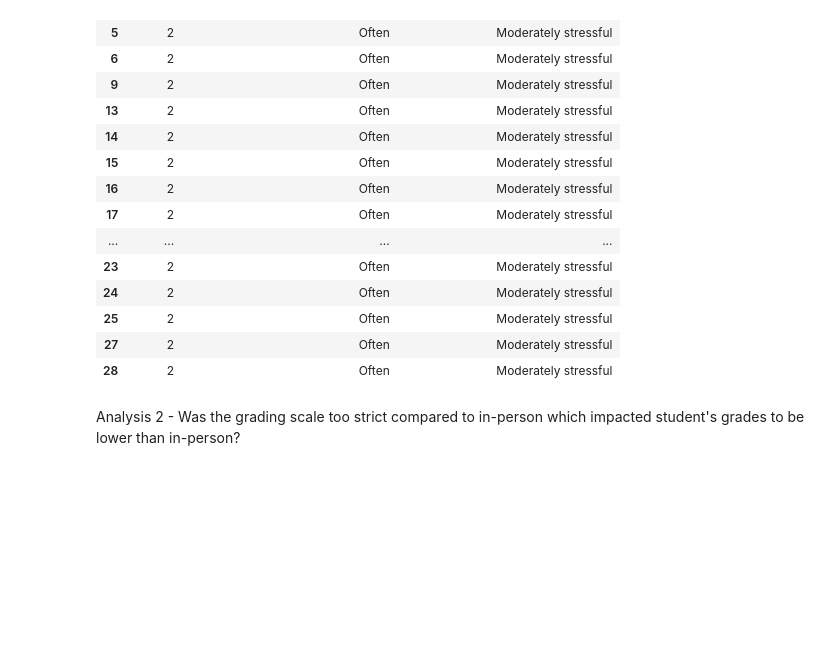
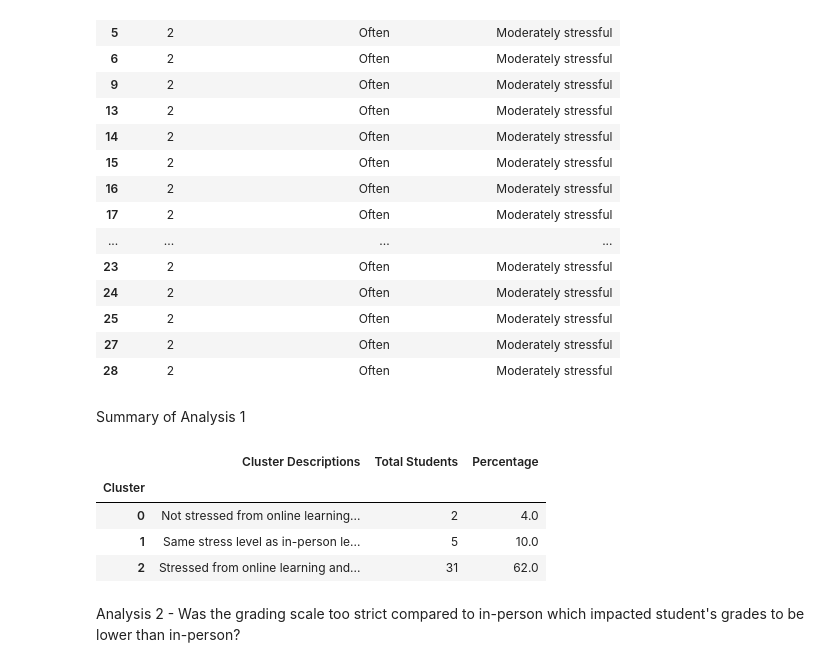
Before and after one commit to abdulbhutta/Summer-Research-2022, a Jupyter notebook: DataAnalysis.ipynb, the cells around one changed output. Cells and saved outputs as stored; diff of their text form; code cells hidden in the pictures; blank space fills up the shorter version.

```diff
--- a/DataAnalysis.ipynb
+++ b/DataAnalysis.ipynb
@@ -227,6 +241,23 @@ Analysis1[Analysis1['Cluster'] == 2].head(20)
 | 25 | 2 | Often | Moderately stressful |
 | 27 | 2 | Often | Moderately stressful |
 | 28 | 2 | Often | Moderately stressful |
+# %% [markdown]
+Summary of Analysis 1
+# %%
+Summary = pd.DataFrame(Analysis1.groupby(['Cluster'])['Cluster'].count())
+TotalStudents = ResearchData.shape[0]
+
+Summary.insert(0, "Cluster Descriptions", ["Not stressed from online learning but suffered anxiety or depression during the pandemic", "Same stress level as in-person learning but suffered anxiety or depression during the pandemic", "Stressed from online learning and suffered anxiety or depression during the pandemic"], True)
+Summary.rename(columns= {Summary.columns[1]: "Total Students"}, inplace=True)
+Summary['Percentage'] = (Summary['Total Students'] / TotalStudents * 100)
+
+Summary.head(10)
+# %% [output]
+|  | Cluster Descriptions | Total Students | Percentage |
+| Cluster |  |  |  |
+| 0 | Not stressed from online learning... | 2 | 4.0 |
+| 1 | Same stress level as in-person le... | 5 | 10.0 |
+| 2 | Stressed from online learning and... | 31 | 62.0 |
 # %% [markdown]
 Analysis 2 - Was the grading scale too strict compared to in-person which impacted student's grades to be lower than in-person?
 # %%
```
Also changed, not shown: parts of 2 cells of this notebook, 1 other file.
